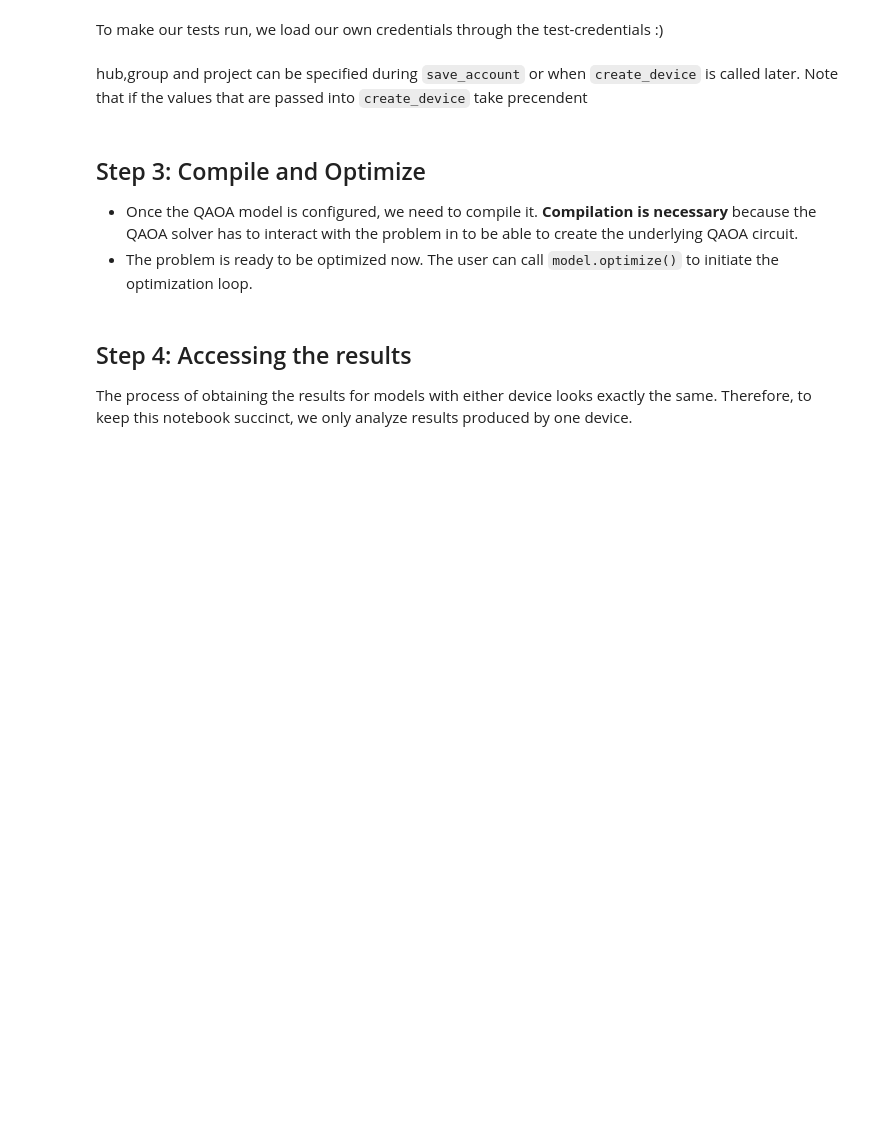
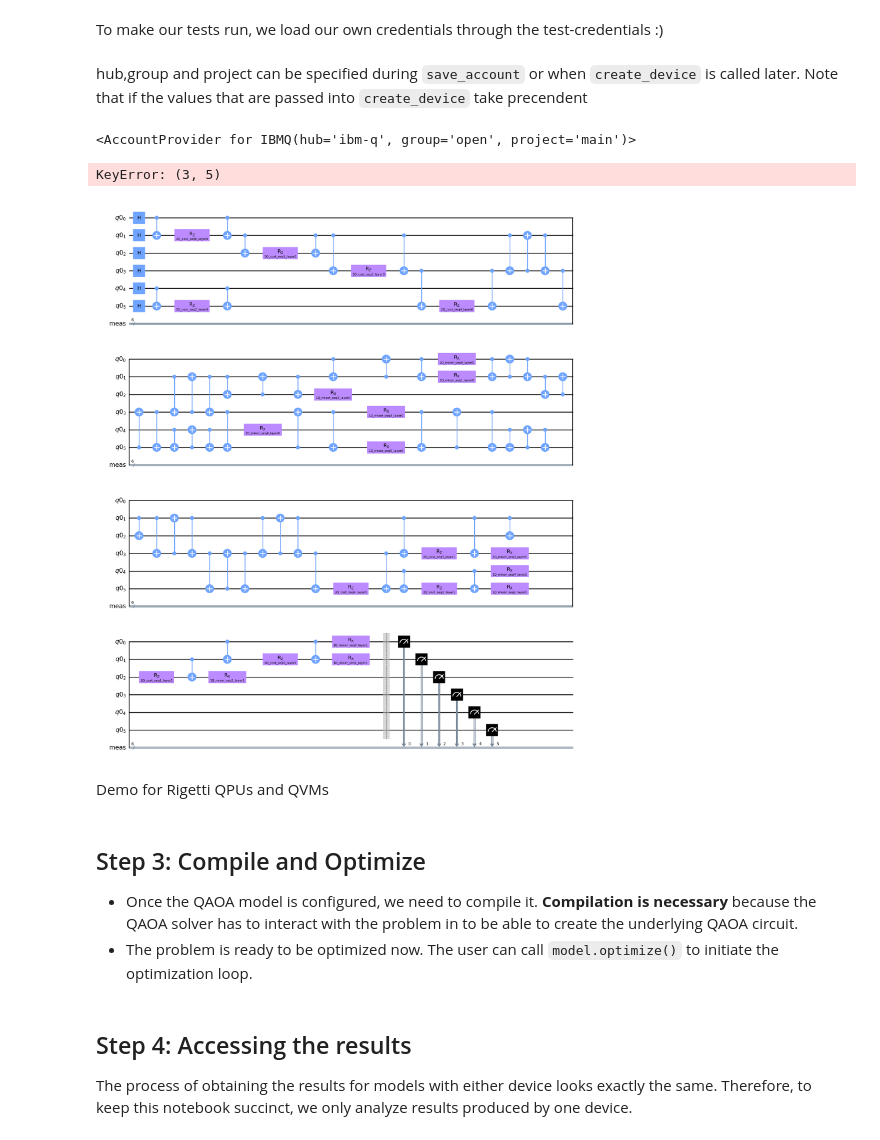
Before and after one commit to entropicalabs/openqaoa, a Jupyter notebook: examples/03_qaoa_on_qpus.ipynb, the cells around one changed output. Saved outputs shown, nothing was run; the diff lists cells and outputs as text; code cells hidden in the pictures; blank space fills up the shorter version.

```diff
--- a/examples/03_qaoa_on_qpus.ipynb
+++ b/examples/03_qaoa_on_qpus.ipynb
@@ -125,7 +124,10 @@ hub,group and project can be specified during `save_account` or when `create_dev
 # %%
 # overwrite is optional. It ensures that only 1 account exists.
 # This only needs to be done once in a session.
-IBMQ.save_account(token=qpu_credentials.pop('api_token'), overwrite=True)
+# IBMQ.save_account(token=qpu_credentials.pop('api_token'), overwrite=True)
+IBMQ.load_account()
+# %% [output]
+<AccountProvider for IBMQ(hub='ibm-q', group='open', project='main')>
 # %%
 # initialize model with default configurations
 q_qiskit = QAOA()
@@ -135,7 +137,7 @@ qiskit_cloud = create_device(location='ibmq', name='ibm_oslo', **qpu_credentials
 q_qiskit.set_device(qiskit_cloud)
 
 # circuit properties
-q_qiskit.set_circuit_properties(p=1, param_type='standard', init_type='rand', mixer_hamiltonian='x')
+q_qiskit.set_circuit_properties(p=2, param_type='standard', init_type='rand', mixer_hamiltonian='x')
 
 # backend properties (already set by default)
 q_qiskit.set_backend_properties(prepend_state=None, append_state=None)
@@ -143,8 +145,18 @@ q_qiskit.set_backend_properties(prepend_state=None, append_state=None)
 # classical optimizer properties
 q_qiskit.set_classical_optimizer(method='nelder-mead', maxiter=10, cost_progress=True,
                                  parameter_log=True, optimization_progress=True)
-# %%
-q_qiskit.compile(np_qubo, routing_algo='greedy')
+# %%
+from openqaoa.algorithms.qaoa.qaoa_workflow import circuit_routing
+q_qiskit.compile(np_qubo, routing_function = circuit_routing)
+# %% [output]
+KeyError: (3, 5)
+# %%
+# q_qiskit.backend.qaoa_circuit(q_qiskit.variate_params).draw('mpl')
+q_qiskit.backend.parametric_circuit.draw('mpl')
+# %% [output]
+[figure, added]
+# %% [markdown]
+Demo for Rigetti QPUs and QVMs
 # %%
 rigetti_args ={
     'as_qvm':True,
```
Also changed, not shown: parts of 8 cells of this notebook, 6 other files.
